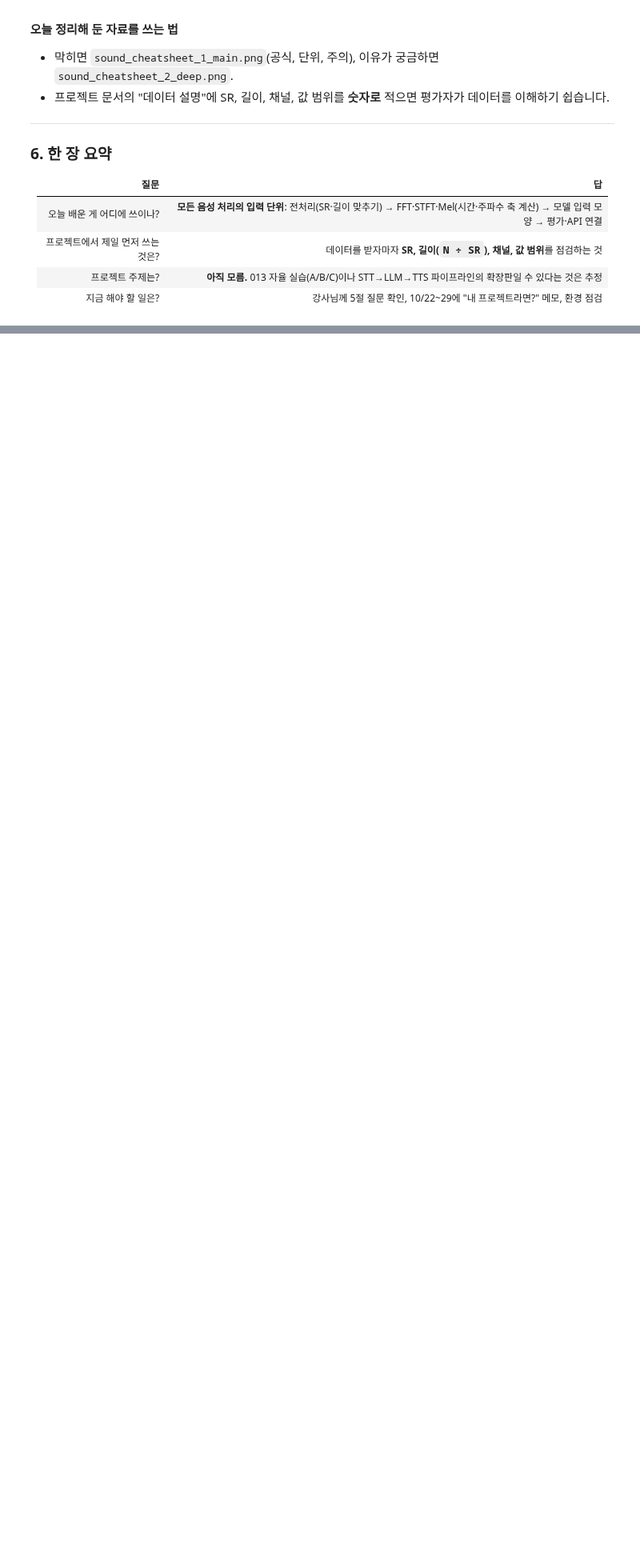
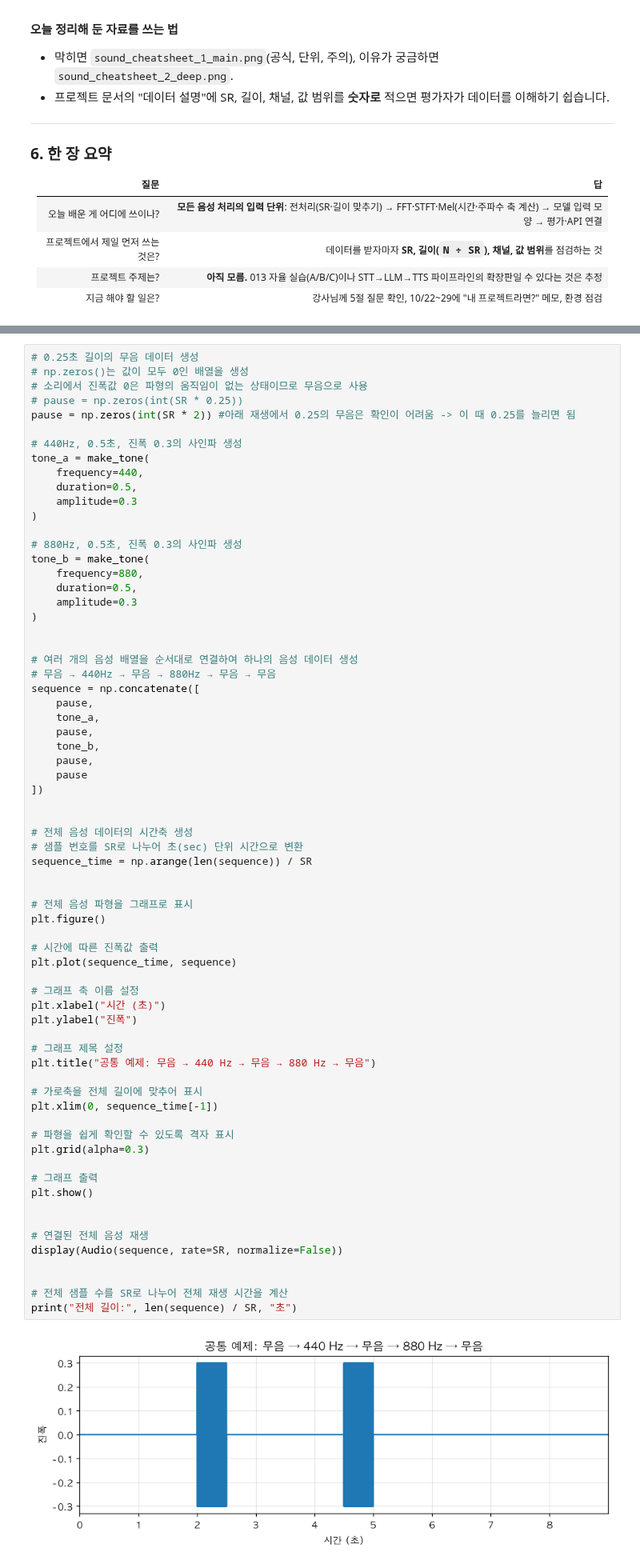
Before and after one commit to greenkey20/ict_innovation_sq_voice_ai, a Jupyter notebook: 017_sound/01_소리가_숫자가_되는_과정.ipynb, the cells around one changed output, grey strips where cells are left out. Shown at 80% size. Saved outputs shown, nothing was run; the diff lists cells and outputs as text; blank space fills up the shorter version.

```diff
--- a/017_sound/01_소리가_숫자가_되는_과정.ipynb
+++ b/017_sound/01_소리가_숫자가_되는_과정.ipynb
@@ -1354,0 +1357,70 @@ README의 "음성 AI에서 다룰 문제" 표 4가지에 맞춰 봤습니다.
+# %%
+# 0.25초 길이의 무음 데이터 생성
+# np.zeros()는 값이 모두 0인 배열을 생성
+# 소리에서 진폭값 0은 파형의 움직임이 없는 상태이므로 무음으로 사용
+# pause = np.zeros(int(SR * 0.25))
+pause = np.zeros(int(SR * 2)) #아래 재생에서 0.25의 무음은 확인이 어려움 -> 이 때 0.25를 늘리면 됨
+
+# 440Hz, 0.5초, 진폭 0.3의 사인파 생성
+tone_a = make_tone(
+    frequency=440,
+    duration=0.5,
+    amplitude=0.3
+)
+
+# 880Hz, 0.5초, 진폭 0.3의 사인파 생성
+tone_b = make_tone(
+    frequency=880,
+    duration=0.5,
+    amplitude=0.3
+)
+
+
+# 여러 개의 음성 배열을 순서대로 연결하여 하나의 음성 데이터 생성
+# 무음 → 440Hz → 무음 → 880Hz → 무음 → 무음
+sequence = np.concatenate([
+    pause,
+    tone_a,
+    pause,
+    tone_b,
+    pause,
+    pause
+])
+
+
+# 전체 음성 데이터의 시간축 생성
+# 샘플 번호를 SR로 나누어 초(sec) 단위 시간으로 변환
+sequence_time = np.arange(len(sequence)) / SR
+
+
+# 전체 음성 파형을 그래프로 표시
+plt.figure()
+
+# 시간에 따른 진폭값 출력
+plt.plot(sequence_time, sequence)
+
+# 그래프 축 이름 설정
+plt.xlabel("시간 (초)")
+plt.ylabel("진폭")
+
+# 그래프 제목 설정
+plt.title("공통 예제: 무음 → 440 Hz → 무음 → 880 Hz → 무음")
+
+# 가로축을 전체 길이에 맞추어 표시
+plt.xlim(0, sequence_time[-1])
+
+# 파형을 쉽게 확인할 수 있도록 격자 표시
+plt.grid(alpha=0.3)
+
+# 그래프 출력
+plt.show()
+
+
+# 연결된 전체 음성 재생
+display(Audio(sequence, rate=SR, normalize=False))
+
+
+# 전체 샘플 수를 SR로 나누어 전체 재생 시간을 계산
+print("전체 길이:", len(sequence) / SR, "초")
+# %% [output]
+[figure, added]
```
Also changed, not shown: parts of 6 cells of this notebook.
